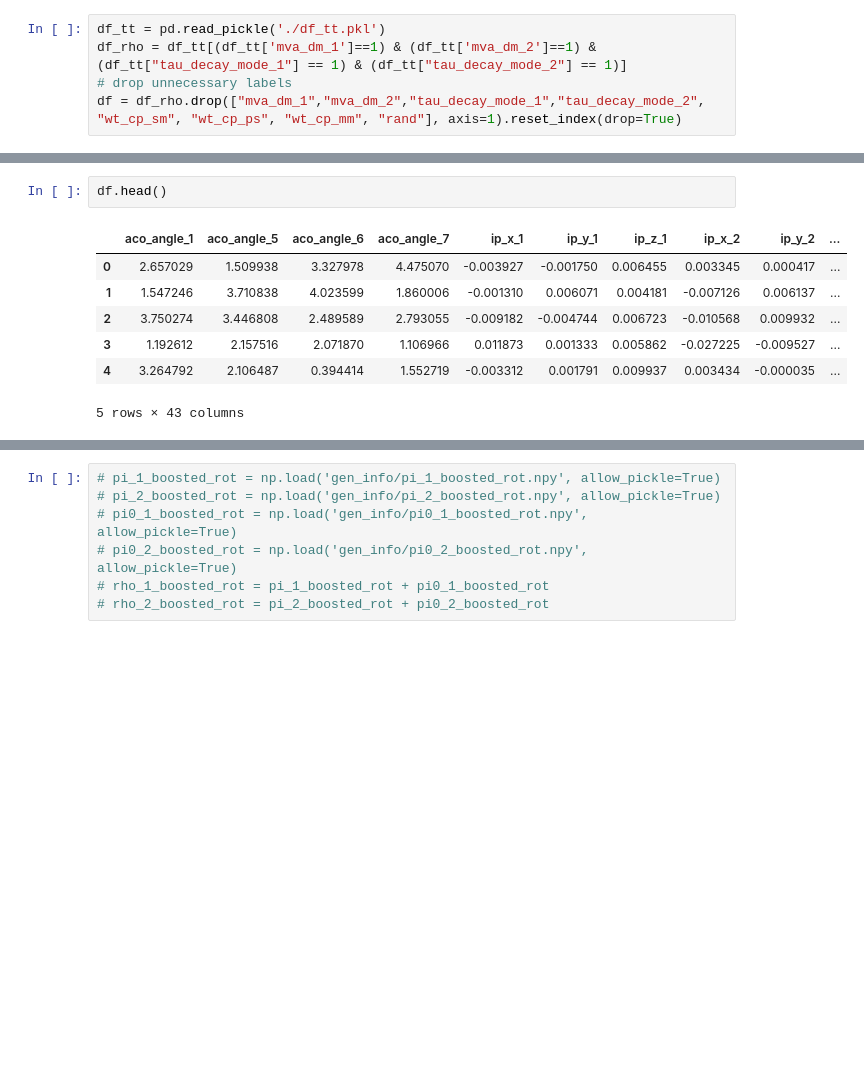
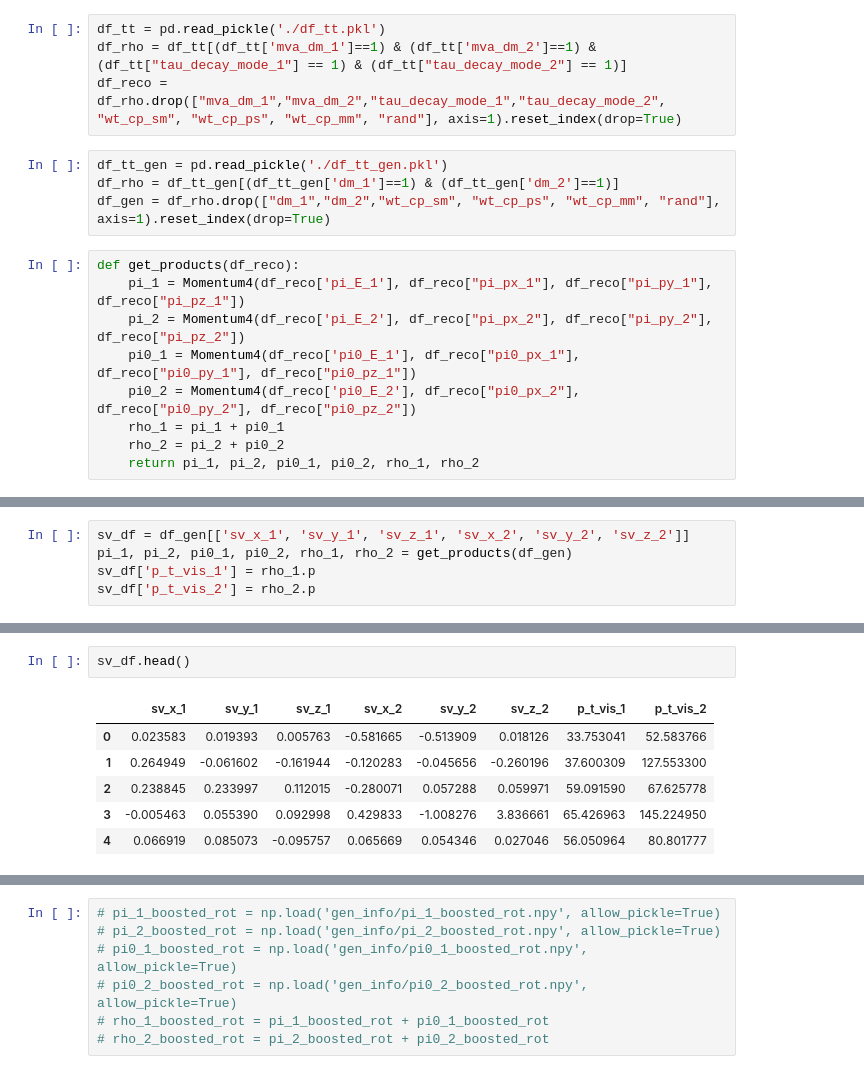
Before and after one commit to stanleyycheung/MSci-Project-HiggsTauTau, a Jupyter notebook: stanley/phi_nu_reconstruction.ipynb, the cells around one changed output, grey strips where cells are left out. Saved outputs shown, nothing was run; the diff lists cells and outputs as text; blank space fills up the shorter version.

```diff
--- a/stanley/phi_nu_reconstruction.ipynb
+++ b/stanley/phi_nu_reconstruction.ipynb
@@ -13,5 +43,17 @@ from pylorentz import Position4
 # %%
 df_tt = pd.read_pickle('./df_tt.pkl')
 df_rho = df_tt[(df_tt['mva_dm_1']==1) & (df_tt['mva_dm_2']==1) & (df_tt["tau_decay_mode_1"] == 1) & (df_tt["tau_decay_mode_2"] == 1)]
-# drop unnecessary labels
-df = df_rho.drop(["mva_dm_1","mva_dm_2","tau_decay_mode_1","tau_decay_mode_2", "wt_cp_sm", "wt_cp_ps", "wt_cp_mm", "rand"], axis=1).reset_index(drop=True)
+df_reco = df_rho.drop(["mva_dm_1","mva_dm_2","tau_decay_mode_1","tau_decay_mode_2", "wt_cp_sm", "wt_cp_ps", "wt_cp_mm", "rand"], axis=1).reset_index(drop=True)
+# %%
+df_tt_gen = pd.read_pickle('./df_tt_gen.pkl')
+df_rho = df_tt_gen[(df_tt_gen['dm_1']==1) & (df_tt_gen['dm_2']==1)]
+df_gen = df_rho.drop(["dm_1","dm_2","wt_cp_sm", "wt_cp_ps", "wt_cp_mm", "rand"], axis=1).reset_index(drop=True)
+# %%
+def get_products(df_reco):
+    pi_1 = Momentum4(df_reco['pi_E_1'], df_reco["pi_px_1"], df_reco["pi_py_1"], df_reco["pi_pz_1"])
+    pi_2 = Momentum4(df_reco['pi_E_2'], df_reco["pi_px_2"], df_reco["pi_py_2"], df_reco["pi_pz_2"])
+    pi0_1 = Momentum4(df_reco['pi0_E_1'], df_reco["pi0_px_1"], df_reco["pi0_py_1"], df_reco["pi0_pz_1"])
+    pi0_2 = Momentum4(df_reco['pi0_E_2'], df_reco["pi0_px_2"], df_reco["pi0_py_2"], df_reco["pi0_pz_2"])
+    rho_1 = pi_1 + pi0_1
+    rho_2 = pi_2 + pi0_2
+    return pi_1, pi_2, pi0_1, pi0_2, rho_1, rho_2
@@ -17,0 +75,5 @@ df = df_rho.drop(["mva_dm_1","mva_dm_2","tau_decay_mode_1","tau_decay_mode_2", "
+# %%
+sv_df = df_gen[['sv_x_1', 'sv_y_1', 'sv_z_1', 'sv_x_2', 'sv_y_2', 'sv_z_2']]
+pi_1, pi_2, pi0_1, pi0_2, rho_1, rho_2 = get_products(df_gen)
+sv_df['p_t_vis_1'] = rho_1.p
+sv_df['p_t_vis_2'] = rho_2.p
@@ -18,10 +91,9 @@ df = df_rho.drop(["mva_dm_1","mva_dm_2","tau_decay_mode_1","tau_decay_mode_2", "
 # %%
-df.head()
+sv_df.head()
 # %% [output]
-|  | aco_angle_1 | aco_angle_5 | aco_angle_6 | aco_angle_7 | ip_x_1 | ip_y_1 | ip_z_1 | ip_x_2 | ip_y_2 | ... |
-| 0 | 2.657029 | 1.509938 | 3.327978 | 4.475070 | -0.003927 | -0.001750 | 0.006455 | 0.003345 | 0.000417 | ... |
-| 1 | 1.547246 | 3.710838 | 4.023599 | 1.860006 | -0.001310 | 0.006071 | 0.004181 | -0.007126 | 0.006137 | ... |
-| 2 | 3.750274 | 3.446808 | 2.489589 | 2.793055 | -0.009182 | -0.004744 | 0.006723 | -0.010568 | 0.009932 | ... |
-| 3 | 1.192612 | 2.157516 | 2.071870 | 1.106966 | 0.011873 | 0.001333 | 0.005862 | -0.027225 | -0.009527 | ... |
-| 4 | 3.264792 | 2.106487 | 0.394414 | 1.552719 | -0.003312 | 0.001791 | 0.009937 | 0.003434 | -0.000035 | ... |
+|  | sv_x_1 | sv_y_1 | sv_z_1 | sv_x_2 | sv_y_2 | sv_z_2 | p_t_vis_1 | p_t_vis_2 |
+| 0 | 0.023583 | 0.019393 | 0.005763 | -0.581665 | -0.513909 | 0.018126 | 33.753041 | 52.583766 |
+| 1 | 0.264949 | -0.061602 | -0.161944 | -0.120283 | -0.045656 | -0.260196 | 37.600309 | 127.553300 |
+| 2 | 0.238845 | 0.233997 | 0.112015 | -0.280071 | 0.057288 | 0.059971 | 59.091590 | 67.625778 |
+| 3 | -0.005463 | 0.055390 | 0.092998 | 0.429833 | -1.008276 | 3.836661 | 65.426963 | 145.224950 |
+| 4 | 0.066919 | 0.085073 | -0.095757 | 0.065669 | 0.054346 | 0.027046 | 56.050964 | 80.801777 |
-5 rows × 43 columns
```
Also changed, not shown: parts of 21 cells of this notebook, 15 other files.
